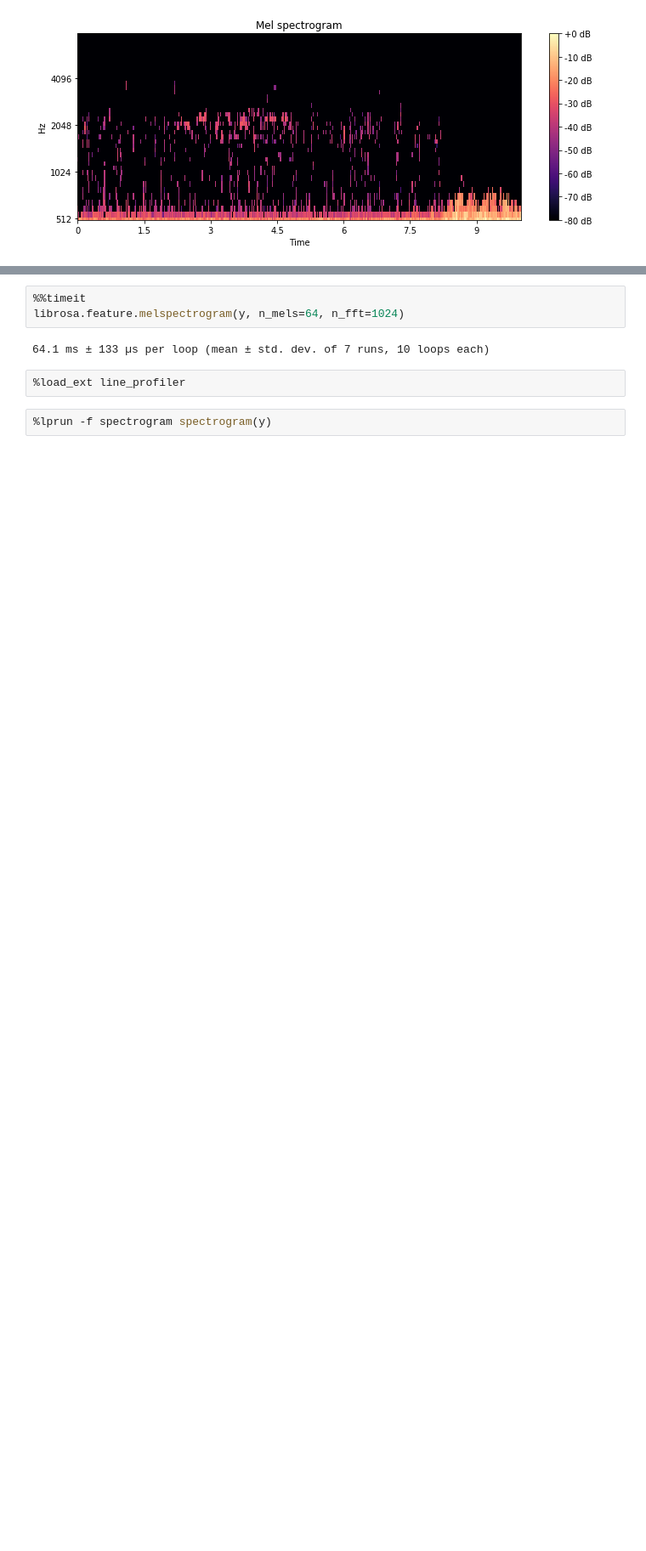
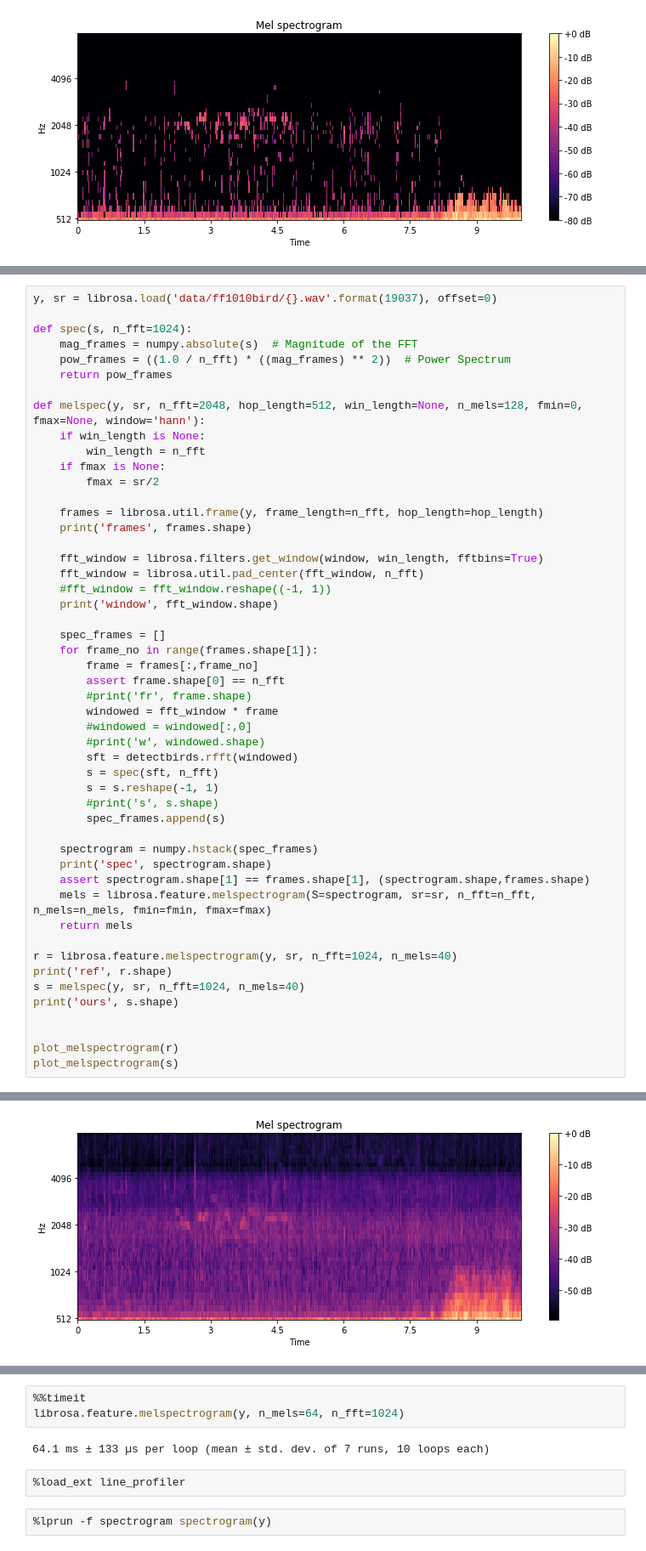
Before and after one commit to jonnor/datascience-master, a Jupyter notebook: dcase2018/Features.ipynb, the cells around one changed output, grey strips where cells are left out. Shown at 85% size. Cells and saved outputs as stored; diff of their text form; blank space fills up the shorter version.

Commit message:
dcase2018: Setup pipeline for testing C feature extraction
A kind of melspectrogram comes out, but has bugs vs librosa reference

```diff
--- a/dcase2018/Features.ipynb
+++ b/dcase2018/Features.ipynb
@@ -186,0 +182,51 @@ spectrogram(y, n_mels=40, n_fft=512)
+# %%
+y, sr = librosa.load('data/ff1010bird/{}.wav'.format(19037), offset=0)
+
+def spec(s, n_fft=1024):
+    mag_frames = numpy.absolute(s)  # Magnitude of the FFT
+    pow_frames = ((1.0 / n_fft) * ((mag_frames) ** 2))  # Power Spectrum
+    return pow_frames
+
+def melspec(y, sr, n_fft=2048, hop_length=512, win_length=None, n_mels=128, fmin=0, fmax=None, window='hann'):
+    if win_length is None:
+        win_length = n_fft
+    if fmax is None:
+        fmax = sr/2
+
+    frames = librosa.util.frame(y, frame_length=n_fft, hop_length=hop_length)
+    print('frames', frames.shape)
+
+    fft_window = librosa.filters.get_window(window, win_length, fftbins=True)
+    fft_window = librosa.util.pad_center(fft_window, n_fft)
+    #fft_window = fft_window.reshape((-1, 1))
+    print('window', fft_window.shape)
+
+    spec_frames = []
+    for frame_no in range(frames.shape[1]):
+        frame = frames[:,frame_no]
+        assert frame.shape[0] == n_fft
+        #print('fr', frame.shape)
+        windowed = fft_window * frame
+        #windowed = windowed[:,0]
+        #print('w', windowed.shape)
+        sft = detectbirds.rfft(windowed)
+        s = spec(sft, n_fft)
+        s = s.reshape(-1, 1)
+        #print('s', s.shape)
+        spec_frames.append(s)
+
+    spectrogram = numpy.hstack(spec_frames)
+    print('spec', spectrogram.shape)
+    assert spectrogram.shape[1] == frames.shape[1], (spectrogram.shape,frames.shape)
+    mels = librosa.feature.melspectrogram(S=spectrogram, sr=sr, n_fft=n_fft, n_mels=n_mels, fmin=fmin, fmax=fmax)
+    return mels
+
+r = librosa.feature.melspectrogram(y, sr, n_fft=1024, n_mels=40)
+print('ref', r.shape)
+s = melspec(y, sr, n_fft=1024, n_mels=40)
+print('ours', s.shape)
+
+
+plot_melspectrogram(r)
+plot_melspectrogram(s)
+# %% [output]
@@ -186,0 +238 @@ spectrogram(y, n_mels=40, n_fft=512)
+[figure, added]
```
Also changed, not shown: parts of 4 cells of this notebook, 1 other file.
